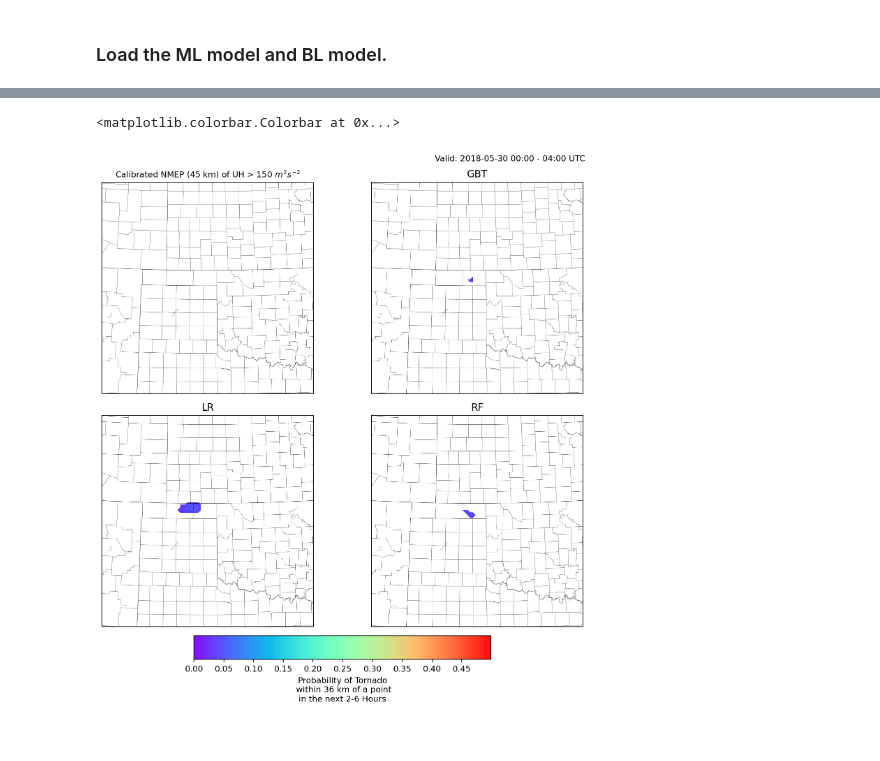
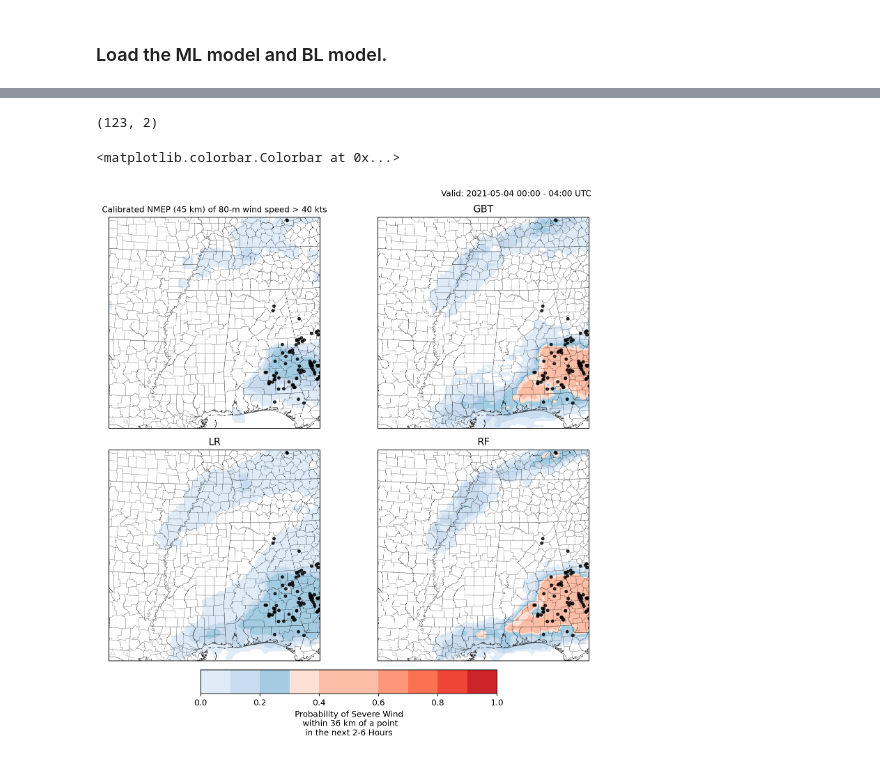
Before and after one commit to NOAA-National-Severe-Storms-Laboratory/frdd-wofs-ml-w2w, a Jupyter notebook: notebooks/visualize_predictions.ipynb, the cells around one changed output, grey strips where cells are left out. Cells and saved outputs as stored; diff of their text form; code cells hidden in the pictures.

```diff
--- a/notebooks/visualize_predictions.ipynb
+++ b/notebooks/visualize_predictions.ipynb
@@ -32,10 +35,10 @@ base_path = '/work/mflora/ML_2TO6HR/data'
 # Set the target column and baseline variable.
 
 
-date = '20180530' # '20180511', '20210504'
-hazard = 'tornado'
+date = '20210504' # '20180511', '20210504'
+hazard = 'wind'
 scale = '36km'
-init_time = '1900'
+init_time = '0000'
 
 title = f'Valid: {date[:4]}-{date[4:6]}-{date[6:]} 00:00 - 04:00 UTC'
 
@@ -168,6 +169,10 @@ baseline_names = {'hail' : 'Calibrated NMEP (45 km) of HAILCAST > 1.0 in',
                   'wind' : 'Calibrated NMEP (45 km) of 80-m wind speed > 40 kts',
                   'tornado' : r'Calibrated NMEP (45 km) of UH > 150 $m^2 s^{-2}$',
                  }
+# %%
+points['wind'].shape
+# %% [output]
+(123, 2)
 # %%
 %matplotlib inline
 
@@ -187,34 +192,35 @@ else:
 # All 3 Models and BL
 for ax, model, name in zip(axes.flat, models, model_names):
     if model == 'BL':
         pred = get_bl_pred(X_bl, shape, hazard, scale)
     else:
         pred = get_ml_pred(X, shape, hazard, scale, model)
 
     add_map_stuff(ax, states, shape_feature)
     pred = np.ma.masked_where(pred<=0.025, pred)
 
     #cmap=WoFSColors.wz_cmap
-    cf = ax.contourf(lons,lats, pred, cmap='rainbow', alpha=0.95, levels=levels,
+    cf = ax.contourf(lons,lats, pred, cmap=WoFSColors.wz_cmap, alpha=0.95, levels=levels,
                 transform = crs, )
 
-    point_lat, point_lon = points[hazard]
-    ax.scatter(point_lon, point_lat, s=10, color='k', alpha=0.8, zorder=1, transform=crs)
+    ##point_lat, point_lon = points[hazard]
+    _points = points[hazard]
+    ax.scatter(_points[:,1],_points[:,0], s=10, color='k', alpha=0.8, zorder=1, transform=crs)
 
     ax = set_extent(ax, projection , crs, lats, lons,)
     fontsize = 10 if len(name) > 5 else 12
     ax.set_title(name, fontsize=fontsize)
 
 fig.tight_layout()
 #plt.subplots_adjust(hspace=0.2, wspace=0.0)
 axes[0,1].annotate(title, (0.3, 1.1), xycoords='axes fraction', fontsize=10, color='k')
 
 cax = fig.add_axes([0.25, -0.05, 0.5, 0.05])
 
 fig.colorbar(cf,
            cax=cax,
            label=f'Probability of {titles[hazard]}\n within 36 km of a point\nin the next 2-6 Hours',
           orientation='horizontal')
 # %% [output]
 <matplotlib.colorbar.Colorbar at 0x...>
-[figure, old version]
+[figure, new version]
```
Also changed, not shown: parts of 3 cells of this notebook, 3 other files.
